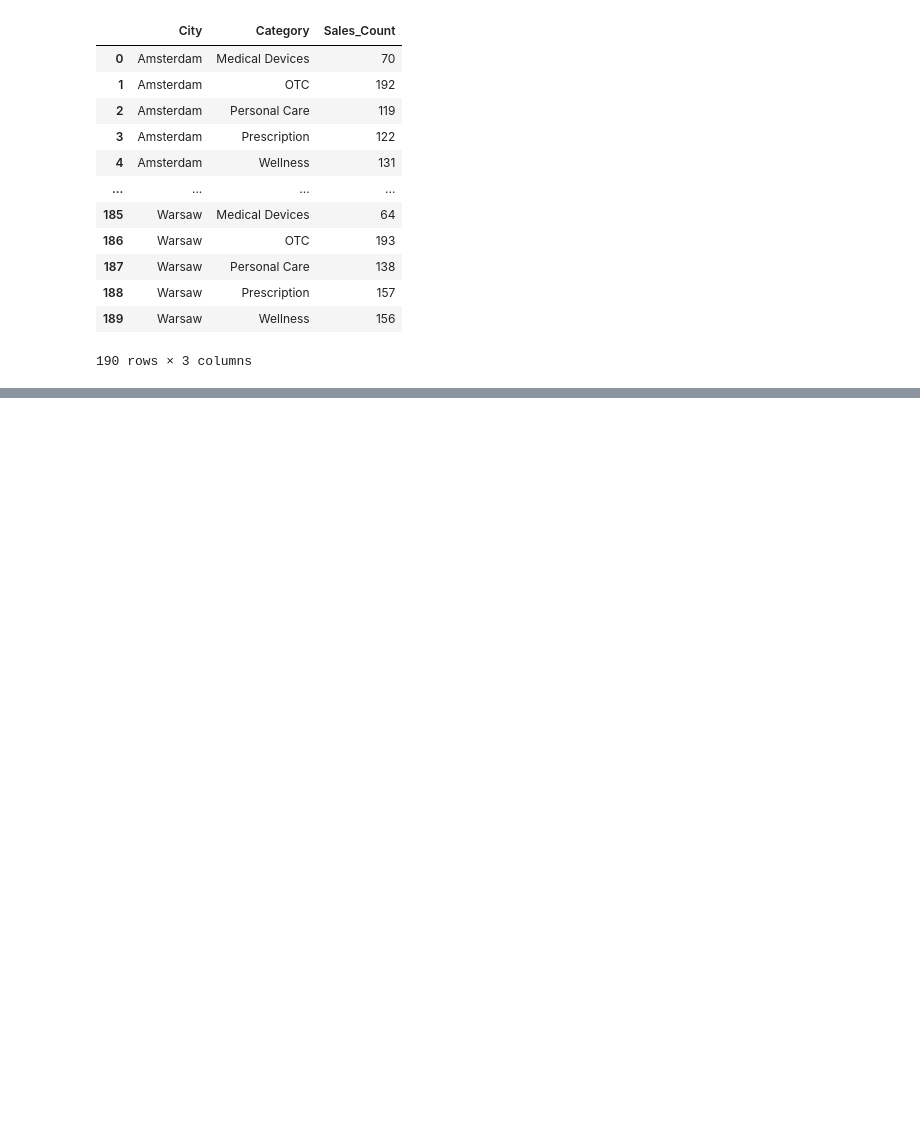
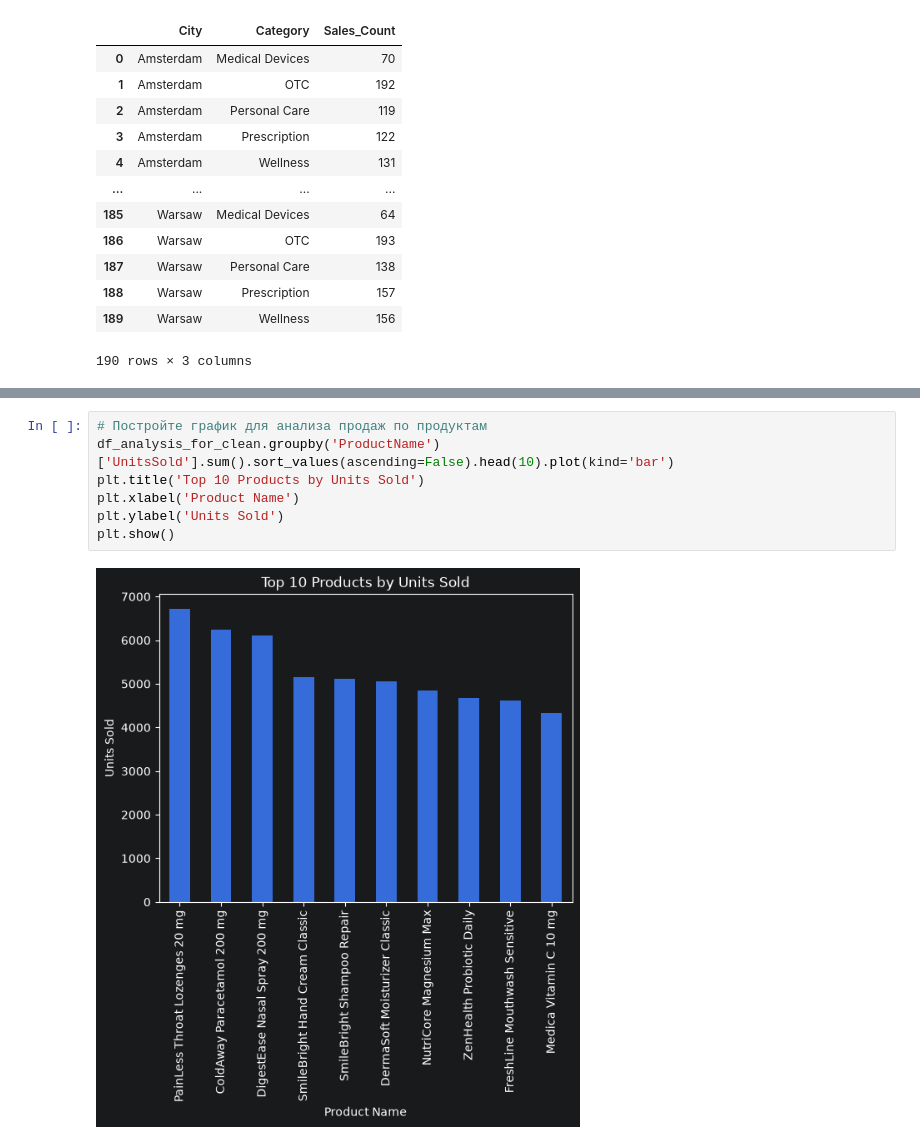
Before and after one commit to VyacheslavTurubanov/finalProject, a Jupyter notebook: final_assigment.ipynb, the cells around one changed output, grey strips where cells are left out. Cells and saved outputs as stored; diff of their text form; blank space fills up the shorter version.

```diff
--- a/final_assigment.ipynb
+++ b/final_assigment.ipynb
@@ -560,0 +590,9 @@ df_analysis_for_clean.groupby(['City', 'Category']).SalesID.count().reset_index(
+# %%
+# Постройте график для анализа продаж по продуктам
+df_analysis_for_clean.groupby('ProductName')['UnitsSold'].sum().sort_values(ascending=False).head(10).plot(kind='bar')
+plt.title('Top 10 Products by Units Sold')
+plt.xlabel('Product Name')
+plt.ylabel('Units Sold')
+plt.show()
+# %% [output]
+[figure, added]
```
Also changed, not shown: parts of 37 cells of this notebook.
